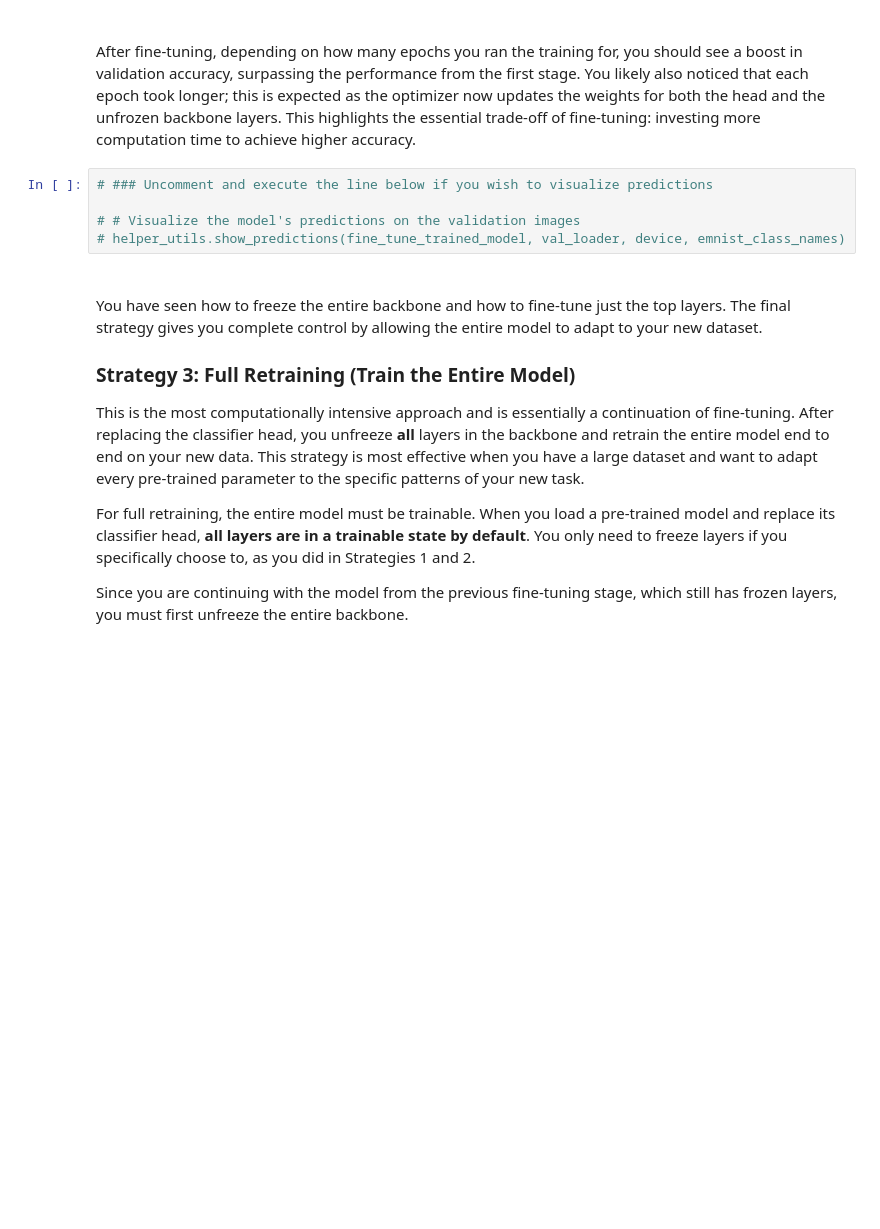
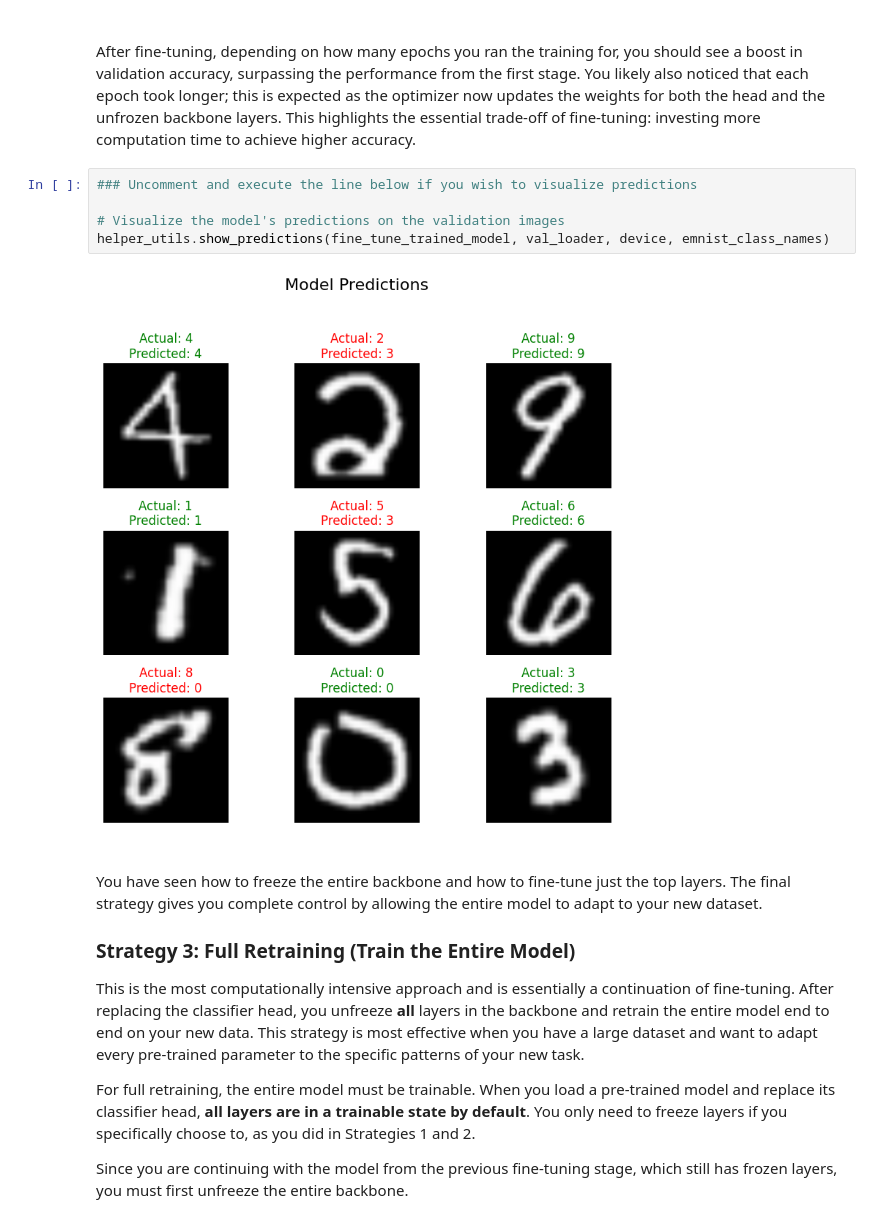
Before and after one commit to adarmesh/dl-practitioner, a Jupyter notebook: 2_course/2_module/4_lab/C2_M2_Lab_4_transfer_learning.ipynb, the cells around one changed output. Saved outputs shown, nothing was run; the diff lists cells and outputs as text; blank space fills up the shorter version.

```diff
--- a/2_course/2_module/4_lab/C2_M2_Lab_4_transfer_learning.ipynb
+++ b/2_course/2_module/4_lab/C2_M2_Lab_4_transfer_learning.ipynb
@@ -468,10 +539,12 @@ Final Validation Accuracy: 0.8284
 
 After fine-tuning, depending on how many epochs you ran the training for, you should see a boost in validation accuracy, surpassing the performance from the first stage. You likely also noticed that each epoch took longer; this is expected as the optimizer now updates the weights for both the head and the unfrozen backbone layers. This highlights the essential trade-off of fine-tuning: investing more computation time to achieve higher accuracy.
 # %%
-# ### Uncomment and execute the line below if you wish to visualize predictions
+### Uncomment and execute the line below if you wish to visualize predictions
 
-# # Visualize the model's predictions on the validation images
-# helper_utils.show_predictions(fine_tune_trained_model, val_loader, device, emnist_class_names)
+# Visualize the model's predictions on the validation images
+helper_utils.show_predictions(fine_tune_trained_model, val_loader, device, emnist_class_names)
+# %% [output]
+[figure, added]
 # %% [markdown]
 <br>
 
```
Also changed, not shown: parts of 11 cells of this notebook.
